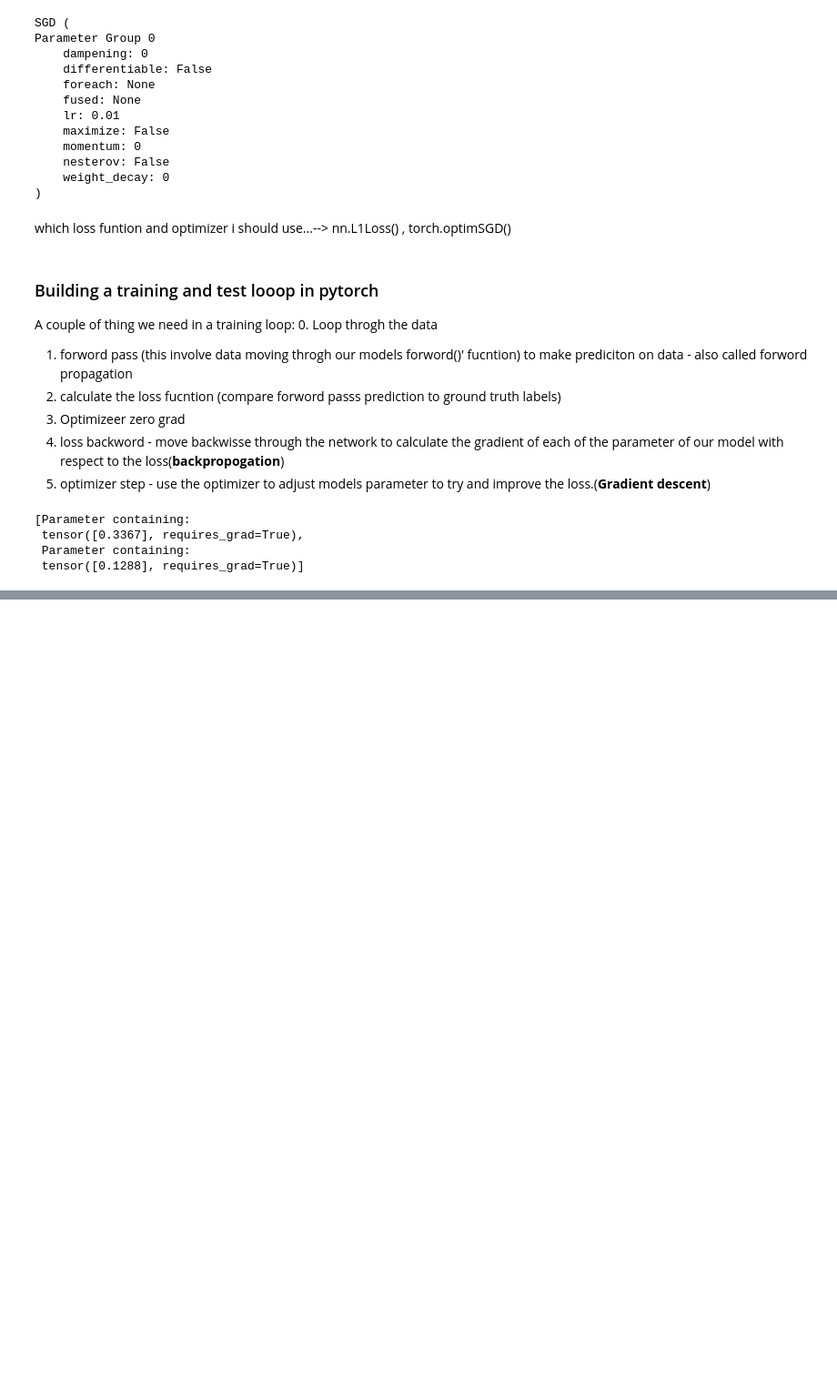
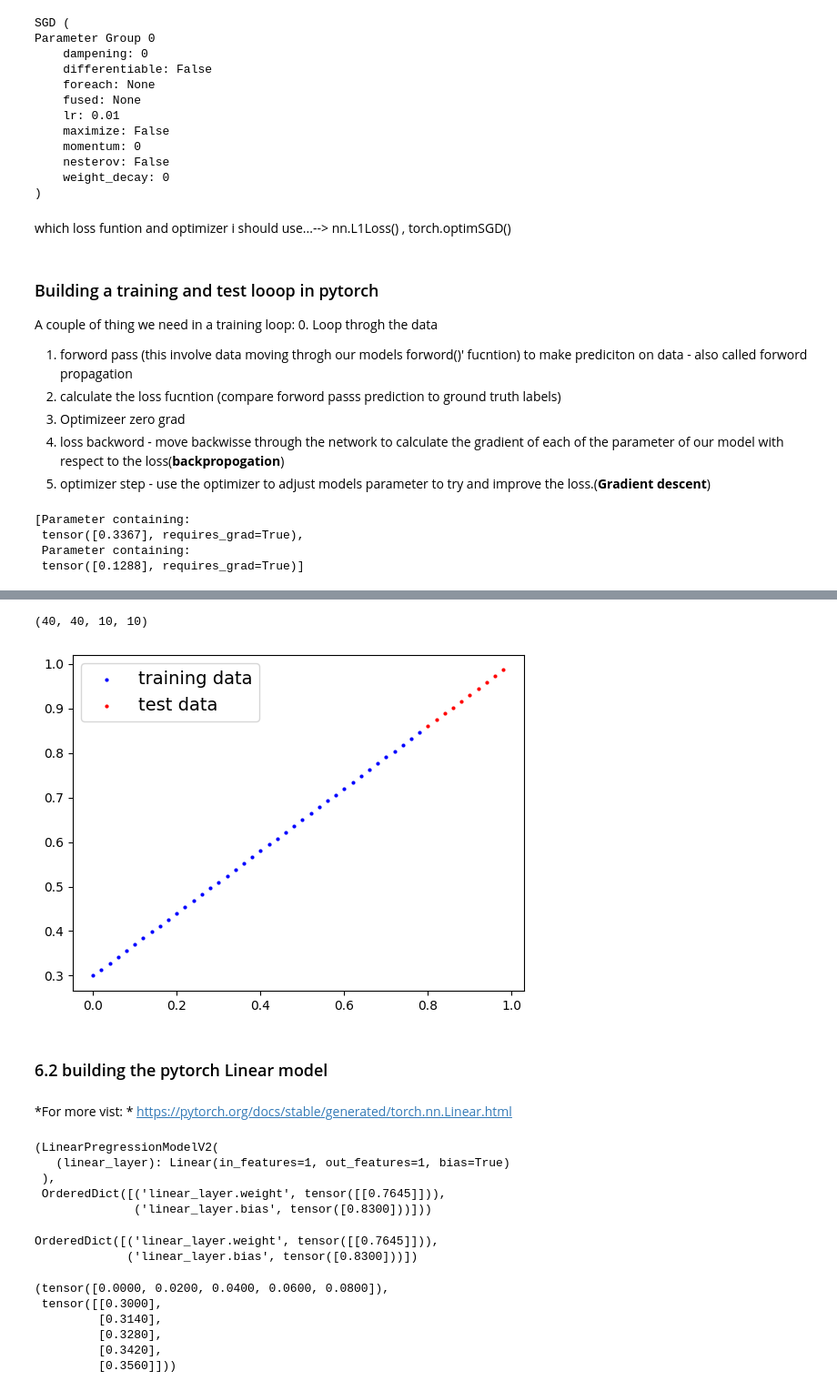
Before and after one commit to ayush2281/Pytorch-for-ML-DL-, a Jupyter notebook: Chapter_01_Pytorch_Workflow.ipynb, the cells around one changed output, grey strips where cells are left out. Shown: that part at 91% size. Saved outputs shown, nothing was run; the diff lists cells and outputs as text; code cells hidden in the pictures; blank space fills up the shorter version.

```diff
--- a/Chapter_01_Pytorch_Workflow.ipynb
+++ b/Chapter_01_Pytorch_Workflow.ipynb
@@ -360,0 +616,16 @@ NameError: name 'weight' is not defined
+# %%
+# create some data uisng linear regression formula y = w*x + b
+weight = 0.7
+bias = 0.3
+
+# create range values
+
+start = 0
+end = 1
+step = 0.02
+
+# create x and y feature label
+X = torch.arange(start, end, step).unsqueeze(dim=1)
+y = weight * X + bias
+
+X[:10], y[:10]
@@ -360,0 +653,56 @@ NameError: name 'weight' is not defined
+# %%
+# split the data
+train_split = int(0.8*len(x))
+x_train, y_train =x[ :train_split], y[:train_split]
+x_test, y_test = x[train_split:], y[train_split:]
+len(x_train), len(y_train), len(x_test), len(y_test)
+# %% [output]
+(40, 40, 10, 10)
+# %%
+# plot the data
+#Note : if don;t hace the plot preiction () fucntion loaded , this will eror
+plot_prediction(x_train,y_train,x_test, y_test)
+# %% [output]
+[figure, added]
+# %% [markdown]
+### 6.2 building the pytorch Linear model
+# %% [markdown]
+*For more vist: * https://pytorch.org/docs/stable/generated/torch.nn.Linear.html
+# %%
+## create the linerar model by  subclassing nn.Module
+class LinearPregressionModelV2(nn.Module):
+  def __init__(self):
+    super().__init__()
+    # intialize the model
+    # use nn.Linear for creating the model parameter / also called linear transform, probing layer, fully connected layer
+    self.linear_layer = nn.Linear(in_features=1,
+                                  out_features=1)
+  def forward(self, x: torch.Tensor) -> torch.Tensor:
+    return self.linear_layer(x)
+
+# set the manual seed
+torch.manual_seed(42)
+
+# create an instance of the model
+model_1 = LinearPregressionModelV2()
+model_1, model_1.state_dict()
+# %% [output]
+(LinearPregressionModelV2(
+   (linear_layer): Linear(in_features=1, out_features=1, bias=True)
+ ),
+ OrderedDict([('linear_layer.weight', tensor([[0.7645]])),
+              ('linear_layer.bias', tensor([0.8300]))]))
+# %%
+model_1.state_dict()
+# %% [output]
+OrderedDict([('linear_layer.weight', tensor([[0.7645]])),
+             ('linear_layer.bias', tensor([0.8300]))])
+# %%
+x_train[:5], y_train[:5]
+# %% [output]
+(tensor([0.0000, 0.0200, 0.0400, 0.0600, 0.0800]),
+ tensor([[0.3000],
+         [0.3140],
+         [0.3280],
+         [0.3420],
+         [0.3560]]))
```
Also changed, not shown: parts of 54 cells of this notebook.
